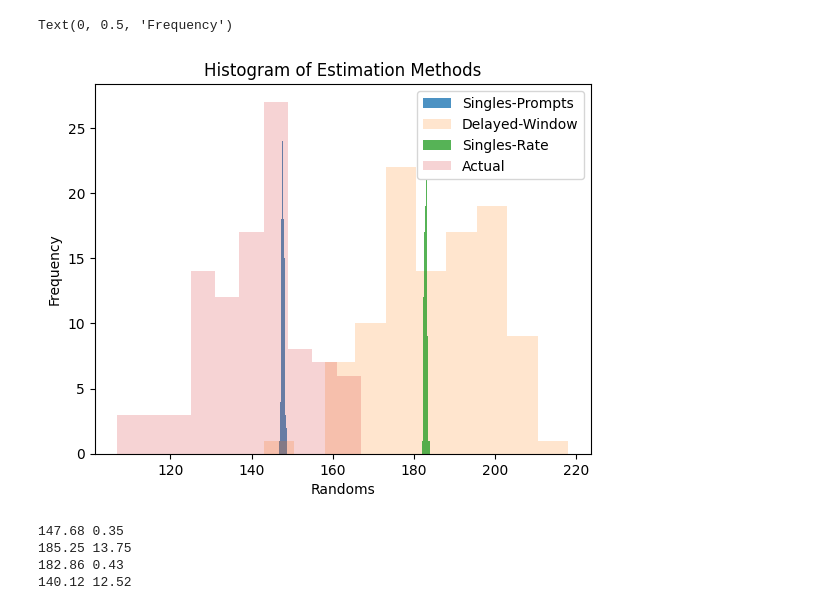
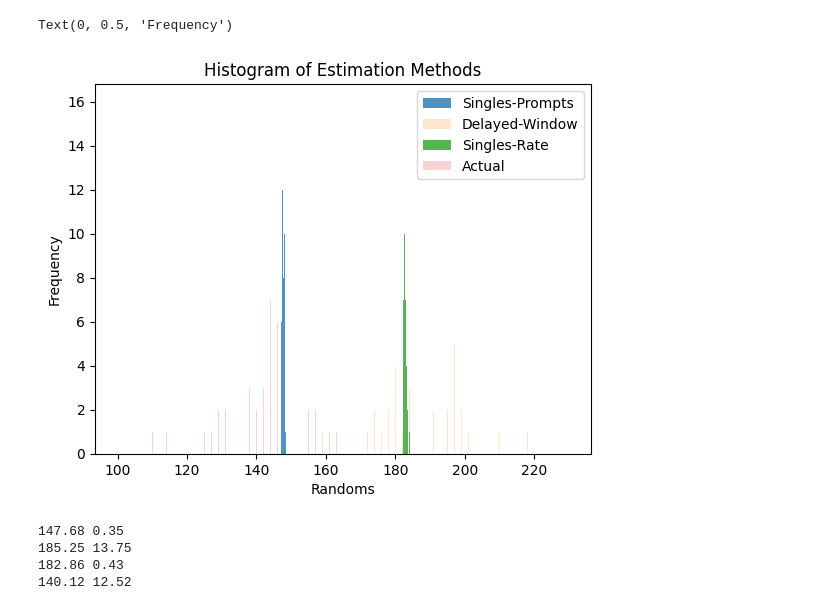
Before and after one commit to eeganr/petGATEsim, a Jupyter notebook: analysis/analysis.ipynb, the cells around one changed output. Saved outputs shown, nothing was run; the diff lists cells and outputs as text; code cells hidden in the pictures.

```diff
--- a/analysis/analysis.ipynb
+++ b/analysis/analysis.ipynb
@@ -14,17 +14,18 @@ data.drop(columns=['Unnamed: 0'], inplace=True)
 data.head()
 data['dw'] = data['dw']
 # %%
-plt.hist(data['sp'], bins=10, alpha = 0.8)
-plt.hist(data['dw'], bins=10, alpha = 0.2)
-plt.hist(data['sr'], bins=10, alpha = 0.8)
-plt.hist(data['actual'], bins=10, alpha = 0.2)
+bins = np.arange(100, 230, 5)
+plt.hist(data['sp'], bins=bins, alpha = 0.8)
+plt.hist(data['dw'], bins=bins, alpha = 0.2)
+plt.hist(data['sr'], bins=bins, alpha = 0.8)
+plt.hist(data['actual'], bins=bins, alpha = 0.2)
 plt.legend(['Singles-Prompts', 'Delayed-Window', 'Singles-Rate', 'Actual'])
 plt.title('Histogram of Estimation Methods')
 plt.xlabel('Randoms')
 plt.ylabel('Frequency')
 # %% [output]
 Text(0, 0.5, 'Frequency')
-[figure, old version]
+[figure, new version]
 # %%
 # print mean and variance of data plain
 print(round(np.mean(data['sp']), 2), round(np.std(data['sp']), 2))
```
Also changed, not shown: parts of 3 cells of this notebook, 2 other files.
